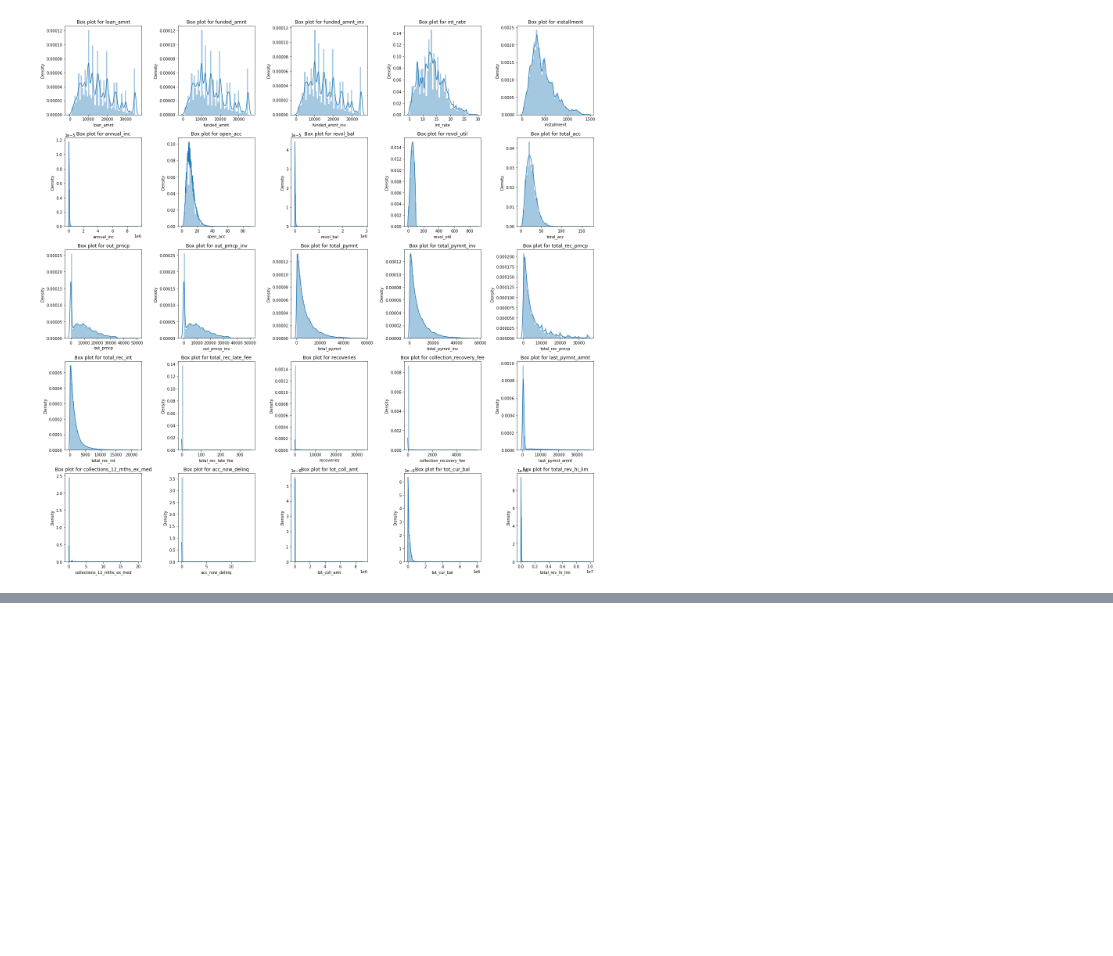
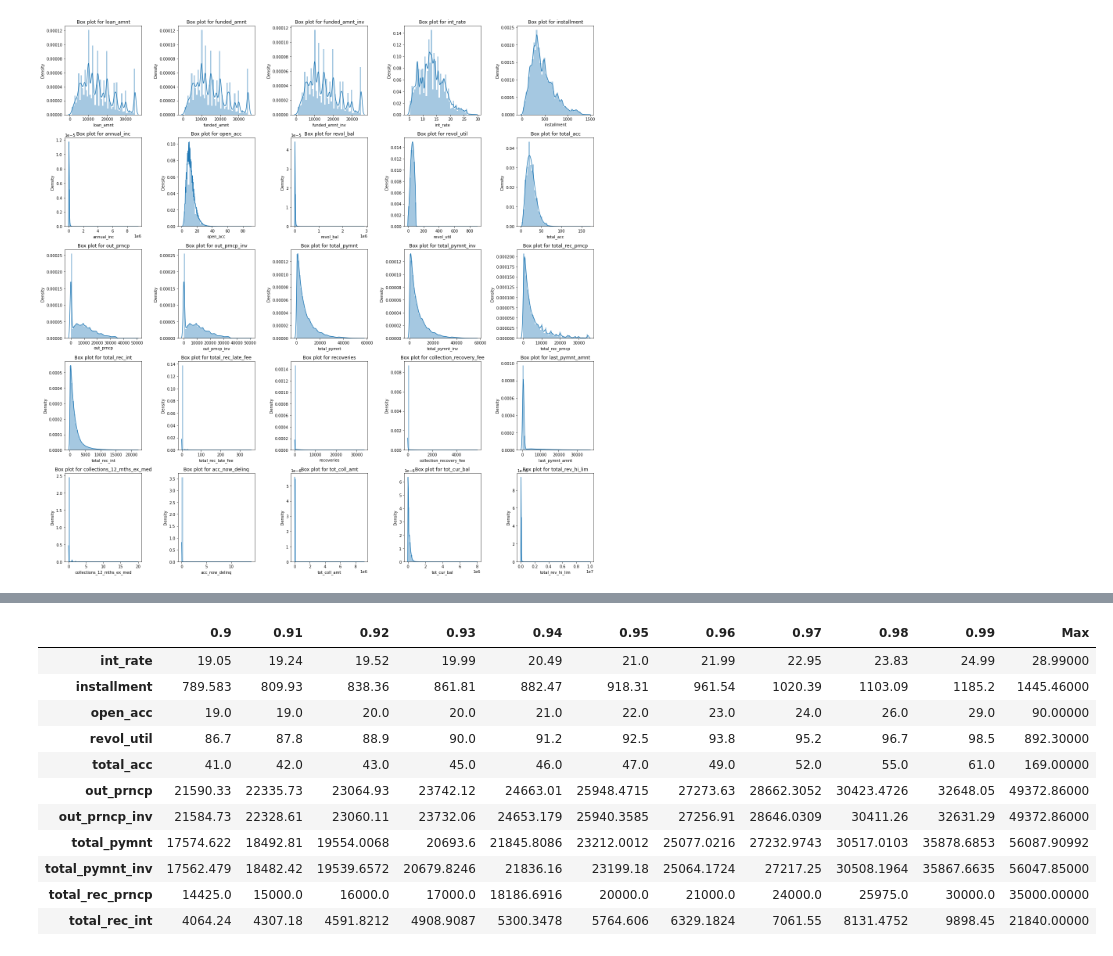
Before and after one commit to GaikwadChinmay/LendingClub-Loan-Default-Prediction, a Jupyter notebook: LendingClub Loan Default Prediction.ipynb, the cells around one changed output, grey strips where cells are left out. Drawn from its saved outputs; the diff is of its cells as text; code cells hidden in the pictures; blank space fills up the shorter version.

Commit message:
Updates: - Outlier treatment

```diff
--- a/LendingClub Loan Default Prediction.ipynb
+++ b/LendingClub Loan Default Prediction.ipynb
@@ -311,3 +311,5 @@ def plot_dist(cols_list):
 plot_dist(num_cols)
 # %% [output]
 [figure]
+# %%
+outlier_cols = ['int_rate','installment','open_acc','revol_util','total_acc', 'out_prncp','out_prncp_inv','total_pymnt','total_pymnt_inv','total_rec_prncp','total_rec_int']
@@ -313,0 +328,27 @@ plot_dist(num_cols)
+# %%
+cols = outlier_cols
+#quantiles = np.arange(0.9,1.0,0.01)
+quantiles = [0.9 , 0.91, 0.92, 0.93, 0.94, 0.95, 0.96, 0.97, 0.98, 0.99]
+df_out = pd.DataFrame(columns=quantiles,index=outlier_cols)
+# %%
+cols = outlier_cols
+quantiles = [0.9 , 0.91, 0.92, 0.93, 0.94, 0.95, 0.96, 0.97, 0.98, 0.99]
+for col in outlier_cols:
+    for q in quantiles:
+        df_out.loc[col][q]=round(df[col].quantile(q),4)
+
+df_out['Max'] = df[outlier_cols].apply(max)
+df_out
+# %% [output]
+|  | 0.9 | 0.91 | 0.92 | 0.93 | 0.94 | 0.95 | 0.96 | 0.97 | 0.98 | 0.99 | Max |
+| int_rate | 19.05 | 19.24 | 19.52 | 19.99 | 20.49 | 21.0 | 21.99 | 22.95 | 23.83 | 24.99 | 28.99000 |
+| installment | 789.583 | 809.93 | 838.36 | 861.81 | 882.47 | 918.31 | 961.54 | 1020.39 | 1103.09 | 1185.2 | 1445.46000 |
+| open_acc | 19.0 | 19.0 | 20.0 | 20.0 | 21.0 | 22.0 | 23.0 | 24.0 | 26.0 | 29.0 | 90.00000 |
+| revol_util | 86.7 | 87.8 | 88.9 | 90.0 | 91.2 | 92.5 | 93.8 | 95.2 | 96.7 | 98.5 | 892.30000 |
+| total_acc | 41.0 | 42.0 | 43.0 | 45.0 | 46.0 | 47.0 | 49.0 | 52.0 | 55.0 | 61.0 | 169.00000 |
+| out_prncp | 21590.33 | 22335.73 | 23064.93 | 23742.12 | 24663.01 | 25948.4715 | 27273.63 | 28662.3052 | 30423.4726 | 32648.05 | 49372.86000 |
+| out_prncp_inv | 21584.73 | 22328.61 | 23060.11 | 23732.06 | 24653.179 | 25940.3585 | 27256.91 | 28646.0309 | 30411.26 | 32631.29 | 49372.86000 |
+| total_pymnt | 17574.622 | 18492.81 | 19554.0068 | 20693.6 | 21845.8086 | 23212.0012 | 25077.0216 | 27232.9743 | 30517.0103 | 35878.6853 | 56087.90992 |
+| total_pymnt_inv | 17562.479 | 18482.42 | 19539.6572 | 20679.8246 | 21836.16 | 23199.18 | 25064.1724 | 27217.25 | 30508.1964 | 35867.6635 | 56047.85000 |
+| total_rec_prncp | 14425.0 | 15000.0 | 16000.0 | 17000.0 | 18186.6916 | 20000.0 | 21000.0 | 24000.0 | 25975.0 | 30000.0 | 35000.00000 |
+| total_rec_int | 4064.24 | 4307.18 | 4591.8212 | 4908.9087 | 5300.3478 | 5764.606 | 6329.1824 | 7061.55 | 8131.4752 | 9898.45 | 21840.00000 |
```
Also changed, not shown: parts of 1 cell of this notebook.
